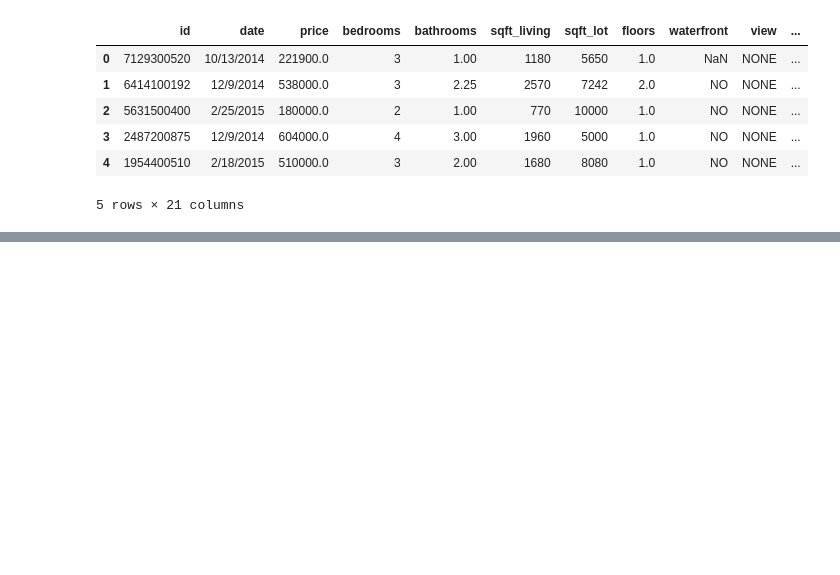
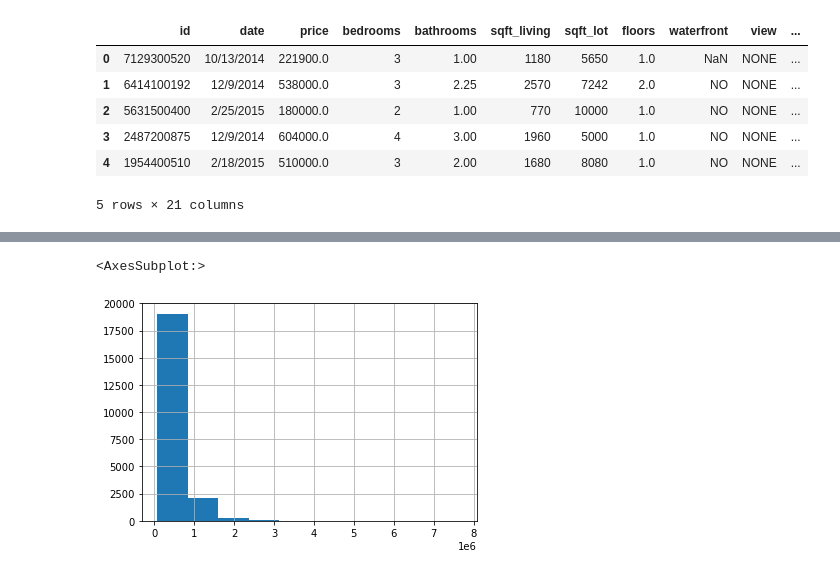
Before and after one commit to vivyhasadream/DS_P2_King-County-House-Sales-Predict, a Jupyter notebook: Han - 1 - Data Wrangling.ipynb, the cells around one changed output, grey strips where cells are left out. Saved outputs shown, nothing was run; the diff lists cells and outputs as text; code cells hidden in the pictures; blank space fills up the shorter version.

```diff
--- a/Han - 1 - Data Wrangling.ipynb
+++ b/Han - 1 - Data Wrangling.ipynb
@@ -57,0 +145,5 @@ dtype: int64
+# %%
+df.price.hist()
+# %% [output]
+<AxesSubplot:>
+[figure, added]
```
Also changed, not shown: parts of 13 cells of this notebook.
